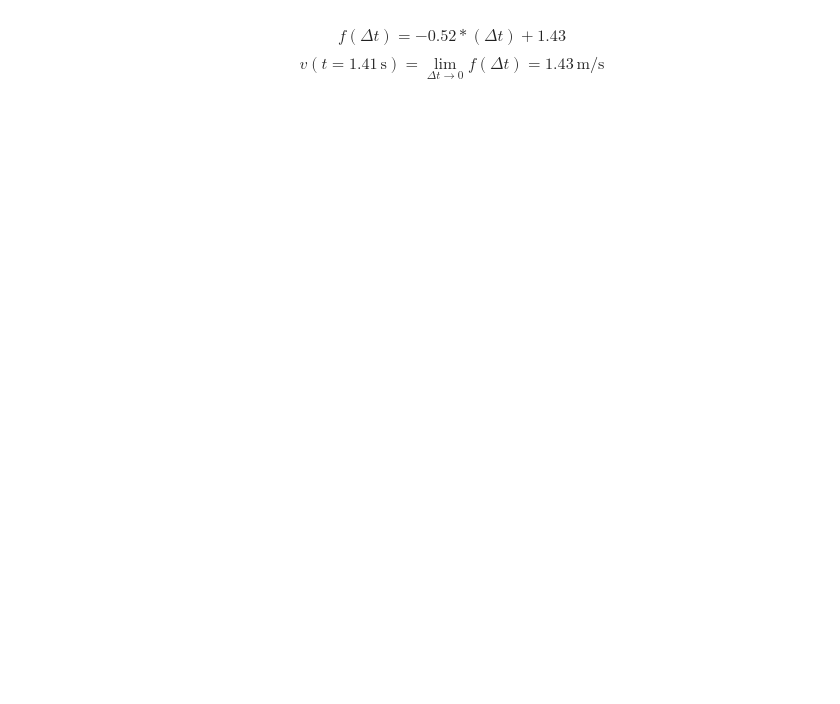
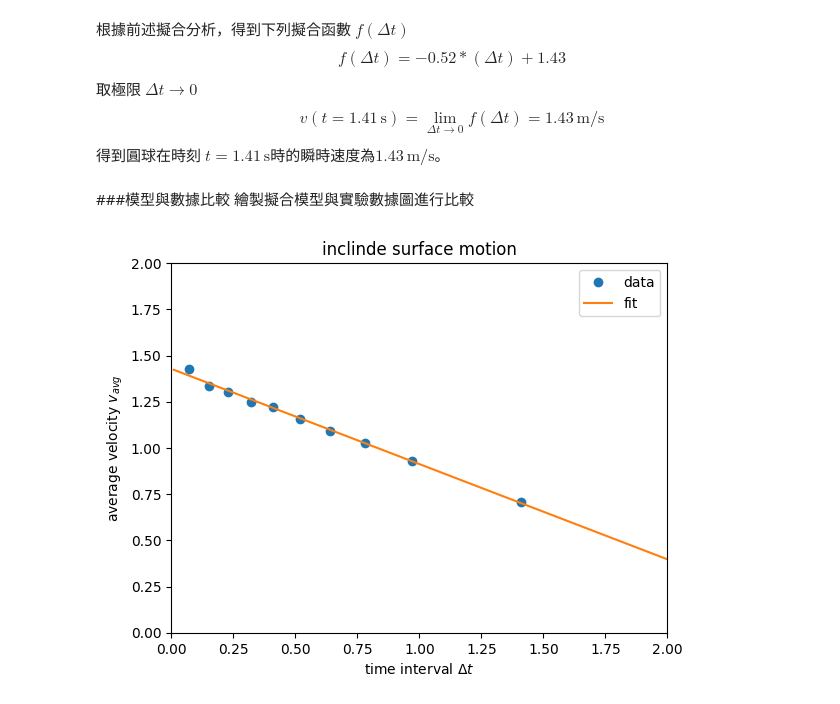
Before and after one commit to twyeh/university-physics, a Jupyter notebook: 瞬時速度實驗.ipynb, the cells around one changed output. Drawn from its saved outputs; the diff is of its cells as text; code cells hidden in the pictures; blank space fills up the shorter version.

```diff
--- a/瞬時速度實驗.ipynb
+++ b/瞬時速度實驗.ipynb
@@ -38,17 +130,27 @@ print(v_covar)
 # %% [markdown]
+根據前述擬合分析，得到下列擬合函數 $f(\Delta t)$
 $$
 f(\Delta t)=-0.52*(\Delta t) +1.43
 $$
+取極限 $\Delta t\to 0$
 $$
 v(t=1.41\,\text{s})=\lim_{\Delta t \to 0}f(\Delta t)=1.43\, \text{m/s}
 $$
+得到圓球在時刻 $t=1.41\,\text{s}$時的瞬時速度為$1.43\,\text{m/s}$。
+# %% [markdown]
+###模型與數據比較
+繪製擬合模型與實驗數據圖進行比較
 # %%
 t = np.linspace(0.01, 2, 100)
 fit_v = Model(t, *v_param)
 plt.plot(xdata, ydata, 'o', label='data')
 plt.plot(t, fit_v, '-', label='fit')
+plt.xlim(0, 2.0)
+plt.ylim(0, 2.0)
 plt.legend()
-plt.xlabel('time $t$')
-plt.ylabel('position $x$')
+plt.xlabel('time interval $\Delta t$')
+plt.ylabel('average velocity $v_{avg}$')
 plt.title('inclinde surface motion')
 plt.show()
+# %% [output]
+[figure, added]
```
Also changed, not shown: parts of 12 cells of this notebook.
